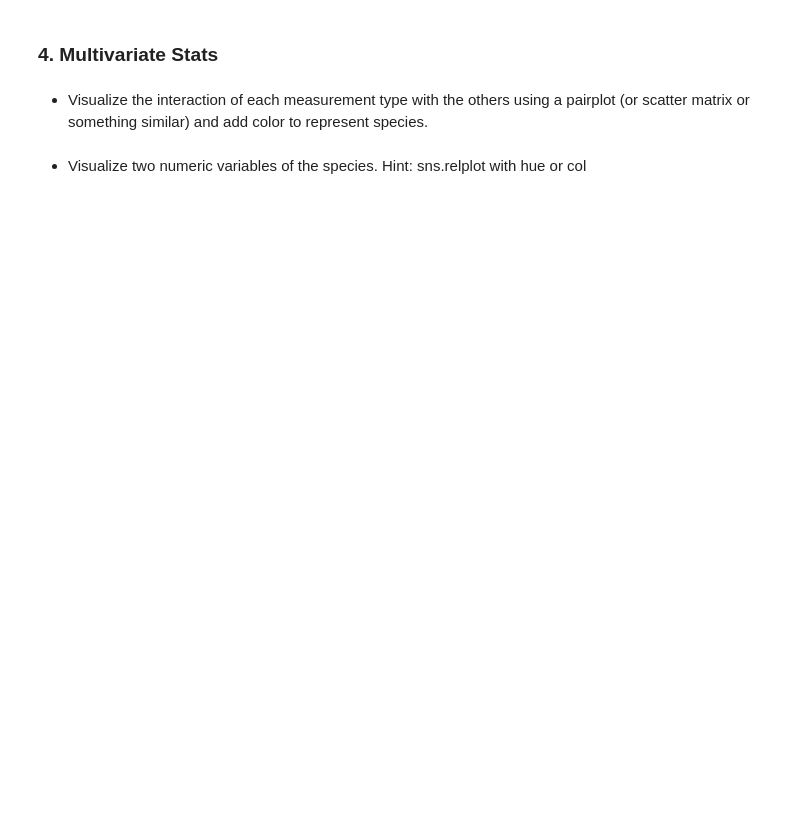
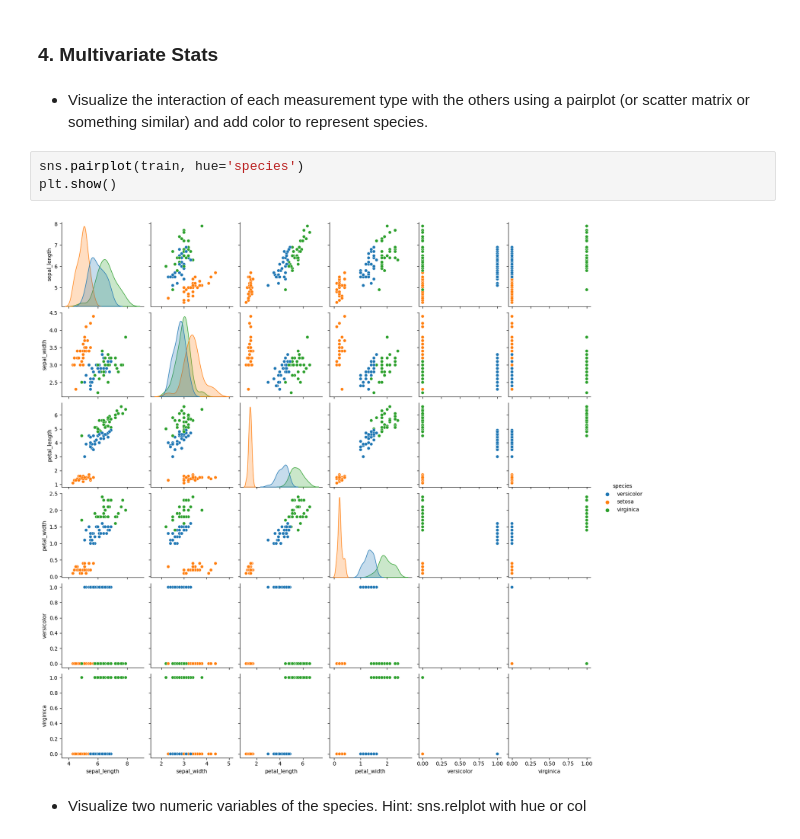
Before and after one commit to elizabethswarren/classification-exercises, a Jupyter notebook: classification-exercises.ipynb, the cells around one changed output. Drawn from its saved outputs; the diff is of its cells as text; blank space fills up the shorter version.

```diff
--- a/classification-exercises.ipynb
+++ b/classification-exercises.ipynb
@@ -811,5 +897,10 @@ Axes(0.125,0.11;0.775x0.77)
 ### 4. Multivariate Stats
 # %% [markdown]
 * Visualize the interaction of each measurement type with the others using a pairplot (or scatter matrix or something similar) and add color to represent species.
+# %%
+sns.pairplot(train, hue='species')
+plt.show()
+# %% [output]
+[figure, added]
 # %% [markdown]
 * Visualize two numeric variables of the species. Hint: sns.relplot with hue or col
```
Also changed, not shown: parts of 18 cells of this notebook.
